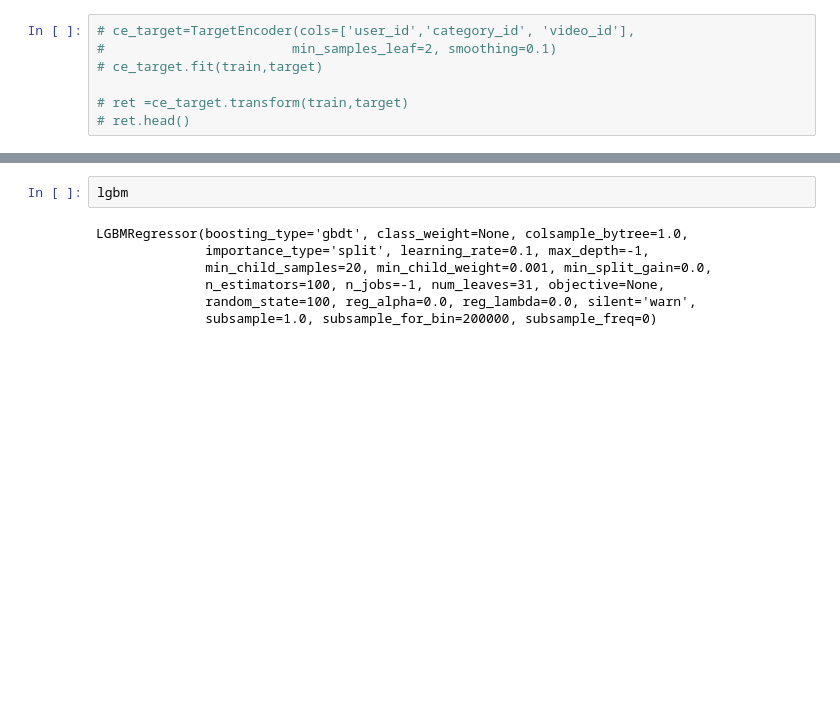
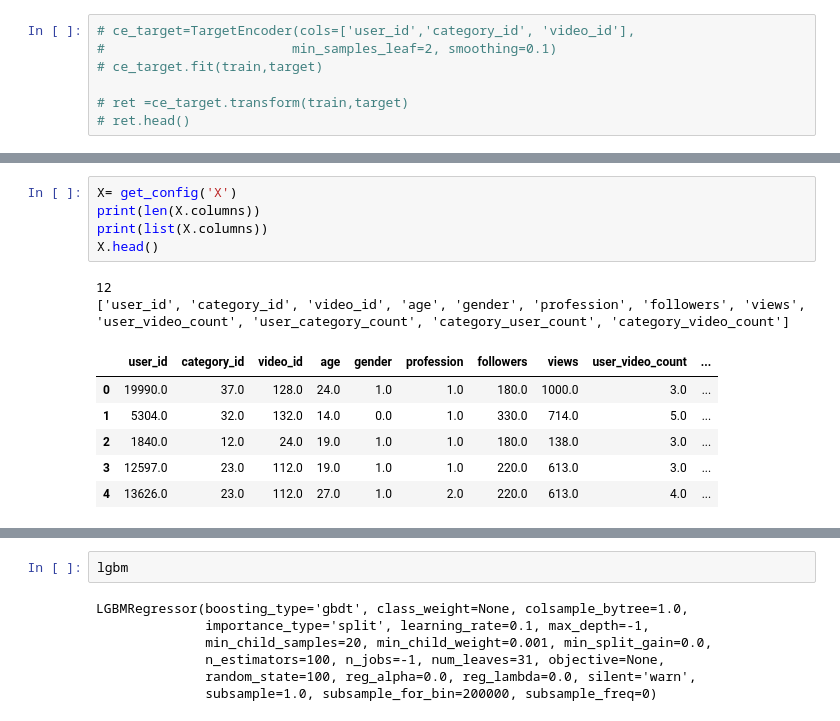
Before and after one commit to baskarsambandamurthy/jobathon-feb-2022, a Jupyter notebook: jobathon-feb-2022-preproc.ipynb, the cells around one changed output, grey strips where cells are left out. Drawn from its saved outputs; the diff is of its cells as text; blank space fills up the shorter version.

```diff
--- a/jobathon-feb-2022-preproc.ipynb
+++ b/jobathon-feb-2022-preproc.ipynb
@@ -176,6 +283,20 @@ s = setup(train[features], session_id=100,
 | 55 | Interaction Threshold | None |
 | 56 | Transform Target | False |
 | 57 | Transform Target Method | box-cox |
+# %%
+X= get_config('X')
+print(len(X.columns))
+print(list(X.columns))
+X.head()
+# %% [output]
+12
+['user_id', 'category_id', 'video_id', 'age', 'gender', 'profession', 'followers', 'views', 'user_video_count', 'user_category_count', 'category_user_count', 'category_video_count']
+|  | user_id | category_id | video_id | age | gender | profession | followers | views | user_video_count | ... |
+| 0 | 19990.0 | 37.0 | 128.0 | 24.0 | 1.0 | 1.0 | 180.0 | 1000.0 | 3.0 | ... |
+| 1 | 5304.0 | 32.0 | 132.0 | 14.0 | 0.0 | 1.0 | 330.0 | 714.0 | 5.0 | ... |
+| 2 | 1840.0 | 12.0 | 24.0 | 19.0 | 1.0 | 1.0 | 180.0 | 138.0 | 3.0 | ... |
+| 3 | 12597.0 | 23.0 | 112.0 | 19.0 | 1.0 | 1.0 | 220.0 | 613.0 | 3.0 | ... |
+| 4 | 13626.0 | 23.0 | 112.0 | 27.0 | 1.0 | 2.0 | 220.0 | 613.0 | 4.0 | ... |
 # %%
 %%time
 lgbm = create_model('lightgbm')
```
Also changed, not shown: parts of 26 cells of this notebook.
